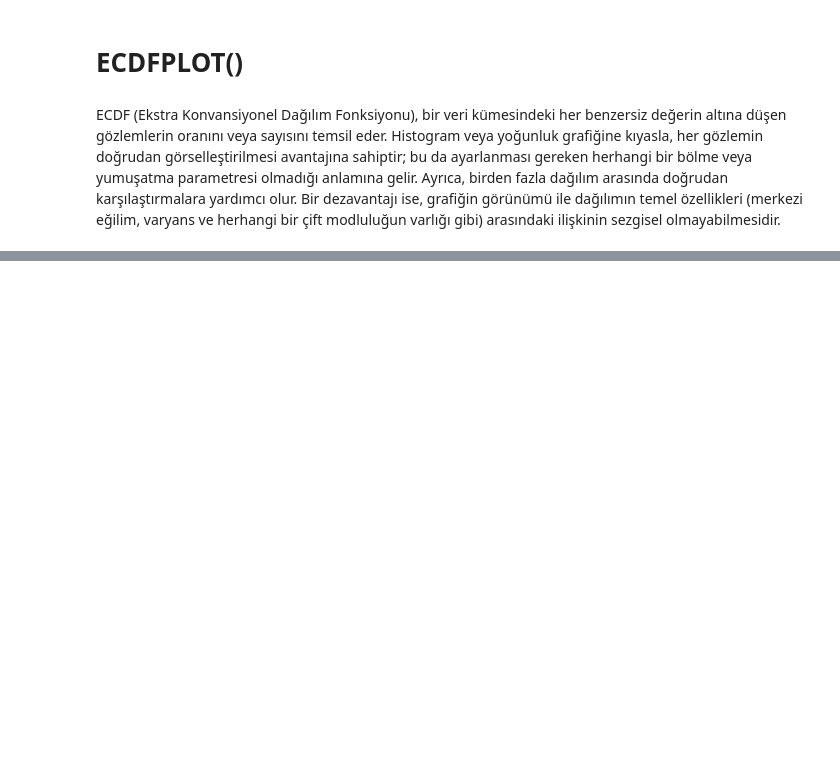
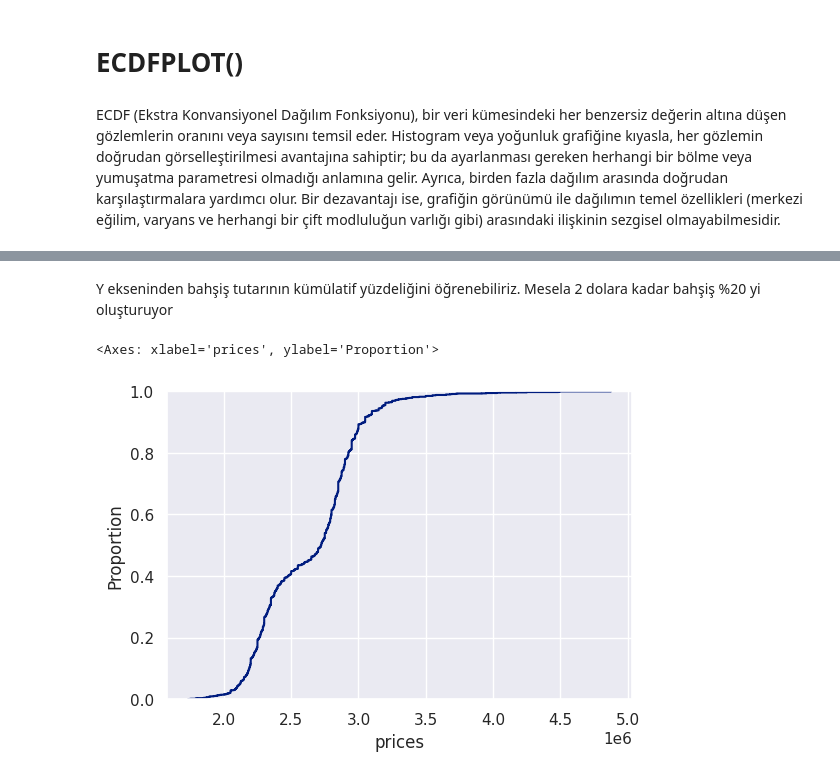
Before and after one commit to azem46/Python_Colab_Handbook, a Jupyter notebook: Python_Veri_Görsellestirme.ipynb, the cells around one changed output, grey strips where cells are left out. Saved outputs shown, nothing was run; the diff lists cells and outputs as text; code cells hidden in the pictures; blank space fills up the shorter version.

```diff
--- a/Python_Veri_Görsellestirme.ipynb
+++ b/Python_Veri_Görsellestirme.ipynb
@@ -799,0 +850,11 @@ ECDF (Ekstra Konvansiyonel Dağılım Fonksiyonu), bir veri kümesindeki her ben
+# %% [markdown]
+Y ekseninden bahşiş tutarının kümülatif yüzdeliğini öğrenebiliriz. Mesela 2 dolara kadar bahşiş %20 yi oluşturuyor
+# %%
+sns.ecdfplot(
+    data=modely,
+    x="prices"
+
+)
+# %% [output]
+<Axes: xlabel='prices', ylabel='Proportion'>
+[figure, added]
```
Also changed, not shown: parts of 53 cells of this notebook.
